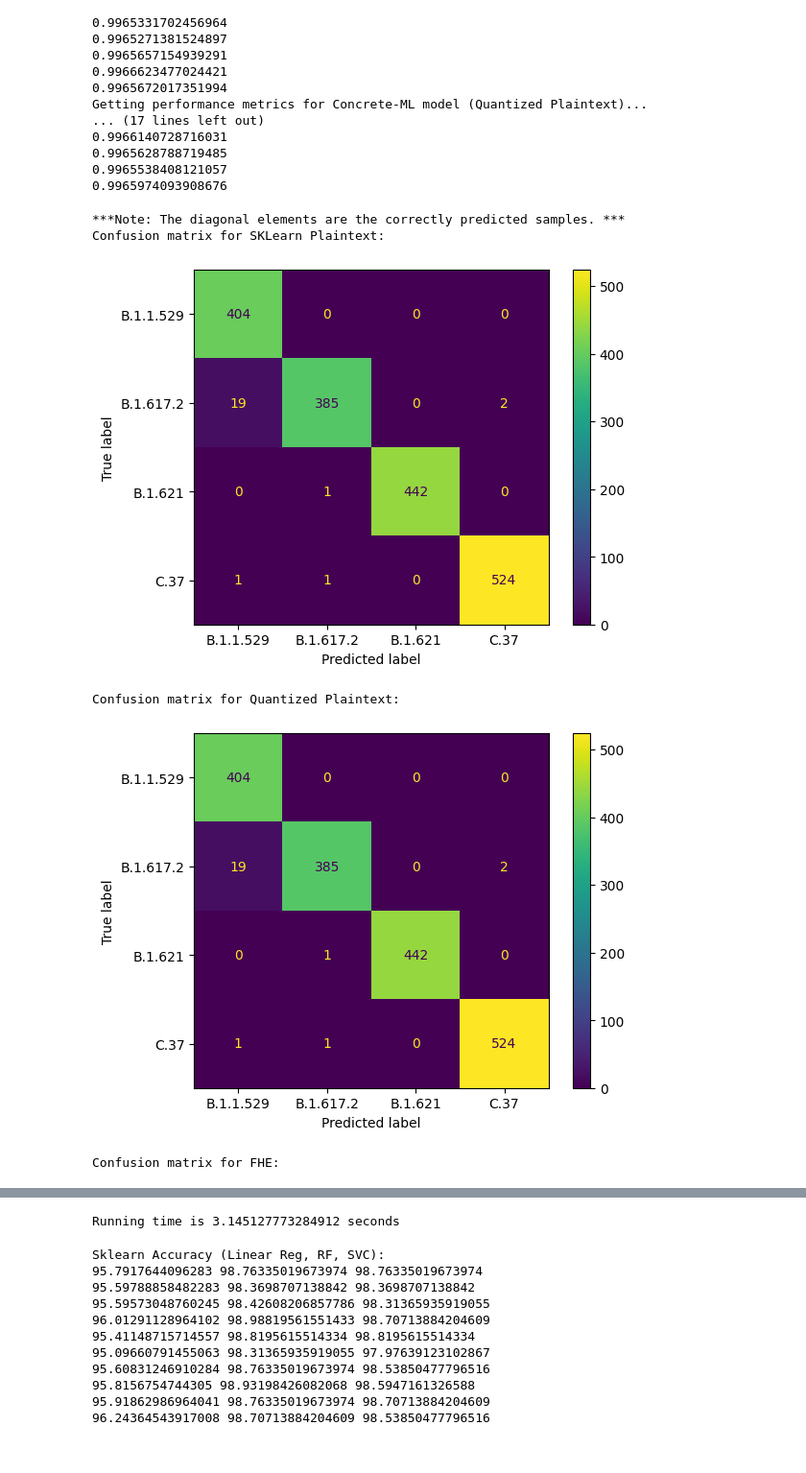
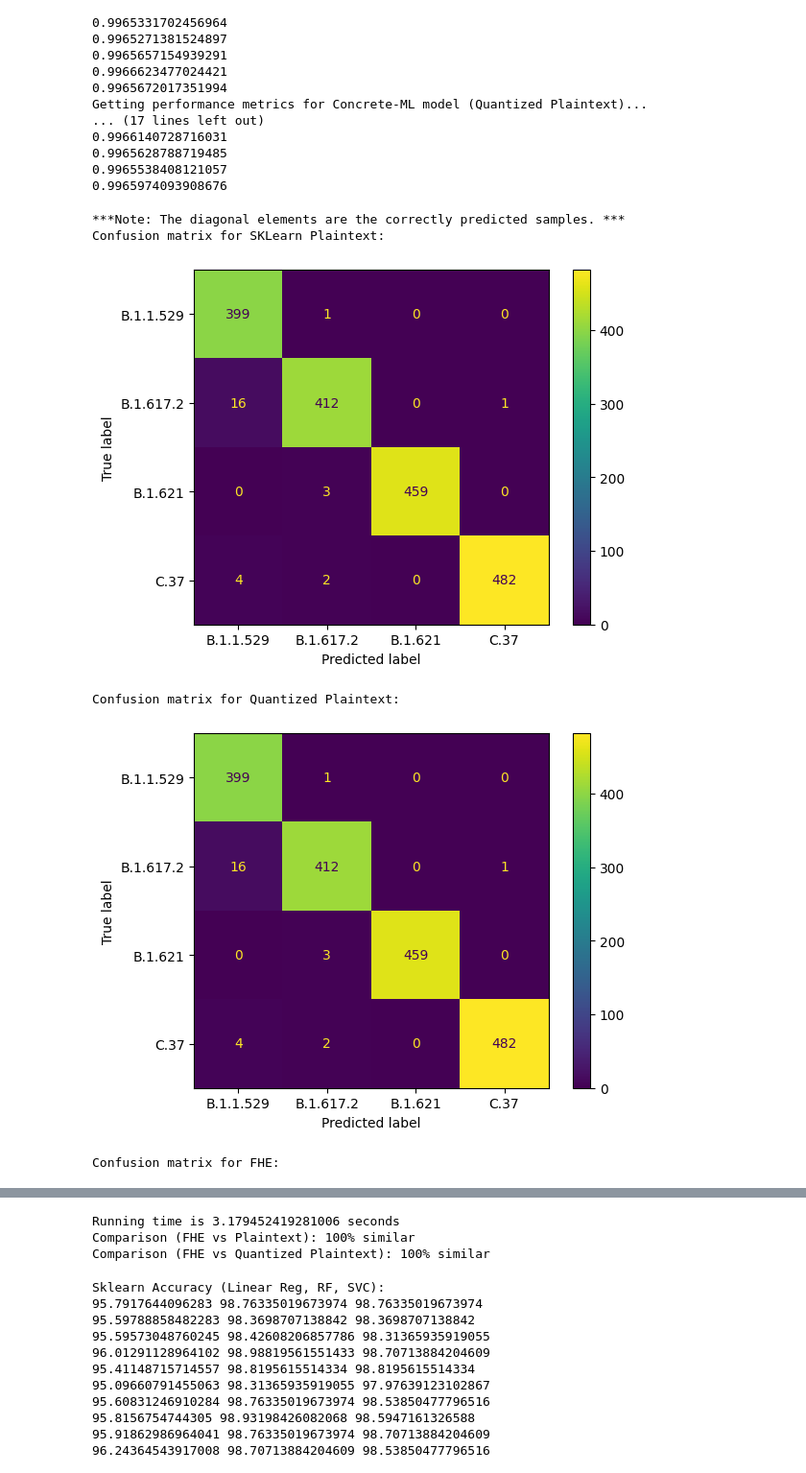
Before and after one commit to bjorgkav/concreteml-covid-classifier, a Jupyter notebook: ML_Model_Scripts/v8 Viral Strain Classification ML Model (updated-version-better-matrix-data-gathering).ipynb, the cells around one changed output, grey strips where cells are left out. Shown: that part at 96% size. Cells and saved outputs as stored; diff of their text form; code cells hidden in the pictures.

```diff
--- a/ML_Model_Scripts/v8 Viral Strain Classification ML Model (updated-version-better-matrix-data-gathering).ipynb
+++ b/ML_Model_Scripts/v8 Viral Strain Classification ML Model (updated-version-better-matrix-data-gathering).ipynb
@@ -422,6 +422,7 @@ from sklearn.metrics import confusion_matrix, ConfusionMatrixDisplay
 print("***Note: The diagonal elements are the correctly predicted samples. ***")
 
 #use the scikit-learn classes because we use the same class naman
+X_train, X_test, y_train, y_test = split(x,y)
 
 print("Confusion matrix for SKLearn Plaintext: ")
 #print(confusion_matrix(y_test, y_pred_sklearn), "\n")
@@ -429,34 +430,34 @@ skmodel = skLR(C=1)
 skmodel.fit(X_train,y_train)
 y_pred_sklearn = skmodel.predict(X_test)
 sklearn_cm_display = ConfusionMatrixDisplay(confusion_matrix(y_test, y_pred_sklearn), display_labels=le.classes_)
 sklearn_cm_display.plot()
 plt.show()
 
 print("Confusion matrix for Quantized Plaintext: ")
 #print(confusion_matrix(y_test, y_pred_clear), "\n")
 model = LogisticRegression(C=1)
 model.fit(X_train,y_train)
 y_pred_clear = model.predict(X_test)
 concrete_plain_display = ConfusionMatrixDisplay(confusion_matrix(y_test, y_pred_clear), display_labels=le.classes_)
 concrete_plain_display.plot()
 plt.show()
 
 print("Confusion matrix for FHE: ")
 #print(confusion_matrix(y_test, y_pred_fhe))
 model.compile(x)
 y_pred_fhe = model.predict(X_test)
 concrete_fhe_display = ConfusionMatrixDisplay(confusion_matrix(y_test, y_pred_fhe), display_labels=le.classes_)
 concrete_fhe_display.plot()
 plt.show()
 
 print(f"Running time is {time.time() - start_time} seconds")
 
 print(f"Comparison (FHE vs Plaintext): {int((y_pred_fhe == y_pred_sklearn).sum()/len(y_pred_fhe)*100)}% similar")
 print(f"Comparison (FHE vs Quantized Plaintext): {int((y_pred_fhe == y_pred_clear).sum()/len(y_pred_fhe)*100)}% similar")
 # %% [output]
 ***Note: The diagonal elements are the correctly predicted samples. ***
 Confusion matrix for SKLearn Plaintext:
-[figure, old version]
+[figure, new version]
 Confusion matrix for Quantized Plaintext:
-[figure, old version]
+[figure, new version]
 Confusion matrix for FHE:
@@ -464,4 +465,6 @@ Confusion matrix for FHE:
-Running time is 3.145127773284912 seconds
+Running time is 3.179452419281006 seconds
+Comparison (FHE vs Plaintext): 100% similar
+Comparison (FHE vs Quantized Plaintext): 100% similar
 # %%
 from concrete.ml.sklearn.svm import LinearSVC
 from sklearn.svm import LinearSVC as skSVC
```
Also changed, not shown: parts of 1 cell of this notebook, 9 other files.
